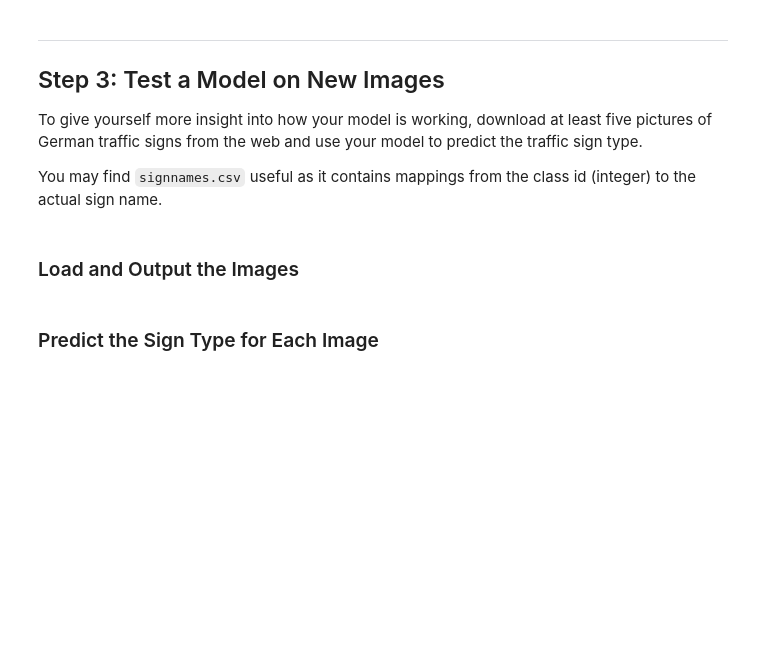
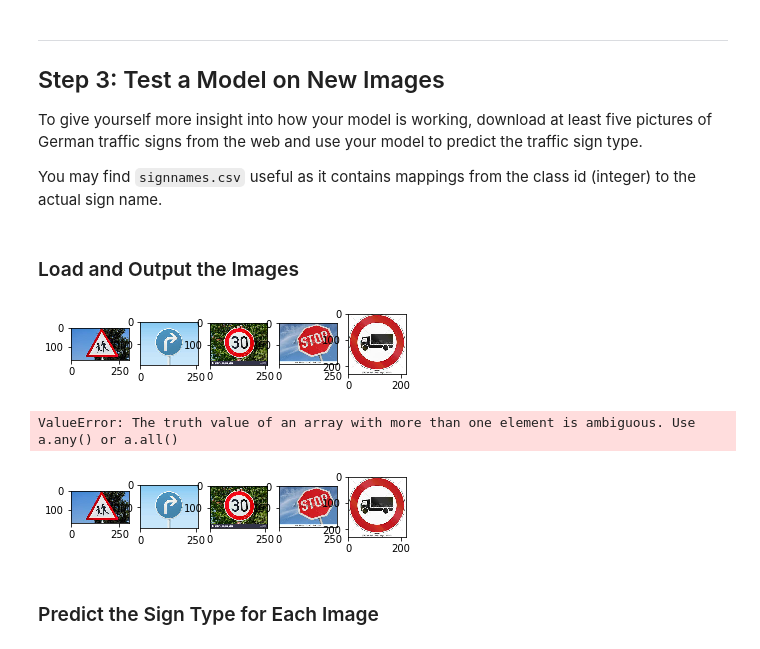
Before and after one commit to avernethy/CarND-Traffic-Sign-Classifier-Project, a Jupyter notebook: Traffic_Sign_Classifier.ipynb, the cells around one changed output. Saved outputs shown, nothing was run; the diff lists cells and outputs as text; code cells hidden in the pictures; blank space fills up the shorter version.

Commit message:
Add import 5 new images Plot 5 new images

```diff
--- a/Traffic_Sign_Classifier.ipynb
+++ b/Traffic_Sign_Classifier.ipynb
@@ -400,3 +397,25 @@ You may find `signnames.csv` useful as it contains mappings from the class id (i
+# %%
+### Load the images and plot them here.
+### Feel free to use as many code cells as needed.
+test_image = []
+test_image.append(mpimg.imread('family_crossing.jpg'))
+test_image.append(mpimg.imread('right_turn.jpg'))
+test_image.append(mpimg.imread('speed_30.jpg',cv2.IMREAD_COLOR))
+test_image.append(mpimg.imread('stop.jpg',cv2.IMREAD_COLOR))
+test_image.append(mpimg.imread('truck.jpg',cv2.IMREAD_COLOR))
+
+f, (ax1, ax2, ax3, ax4, ax5) = plt.subplots(1, 5)
+ax1.imshow(test_image[0])
+ax2.imshow(test_image[1])
+ax3.imshow(test_image[2])
+ax4.imshow(test_image[3])
+ax5.imshow(test_image[4])
+
+plt.show(test_image[0])
+# %% [output]
+[figure, added]
+ValueError: The truth value of an array with more than one element is ambiguous. Use a.any() or a.all()
+[figure, added]
 # %% [markdown]
 ### Predict the Sign Type for Each Image
 # %%
```
Also changed, not shown: parts of 1 cell of this notebook.
